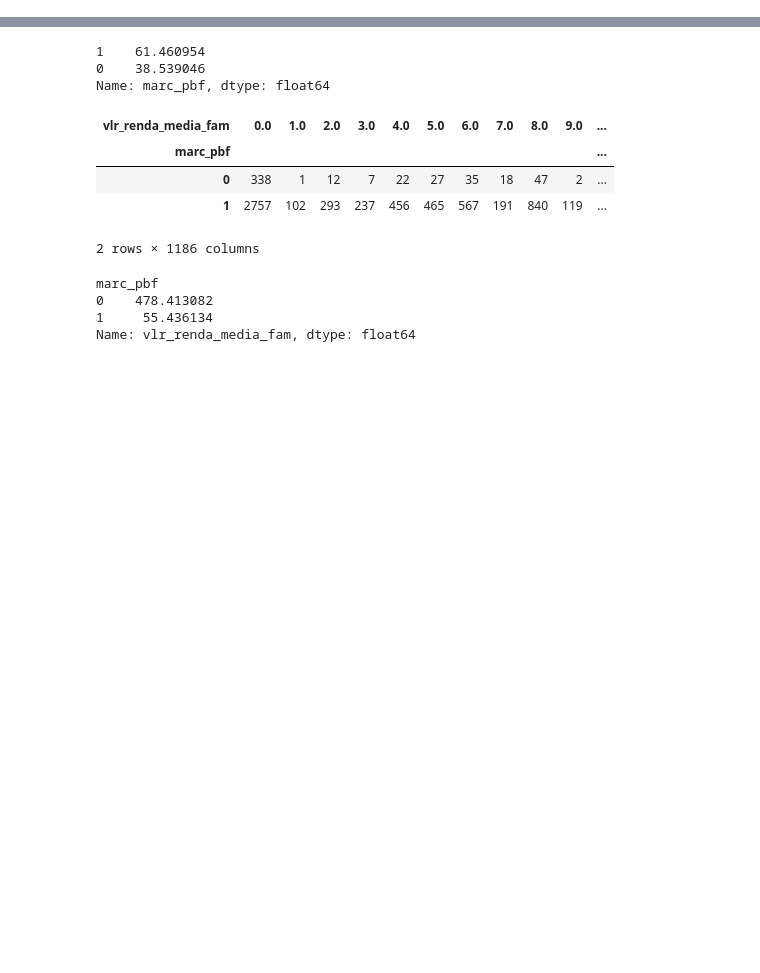
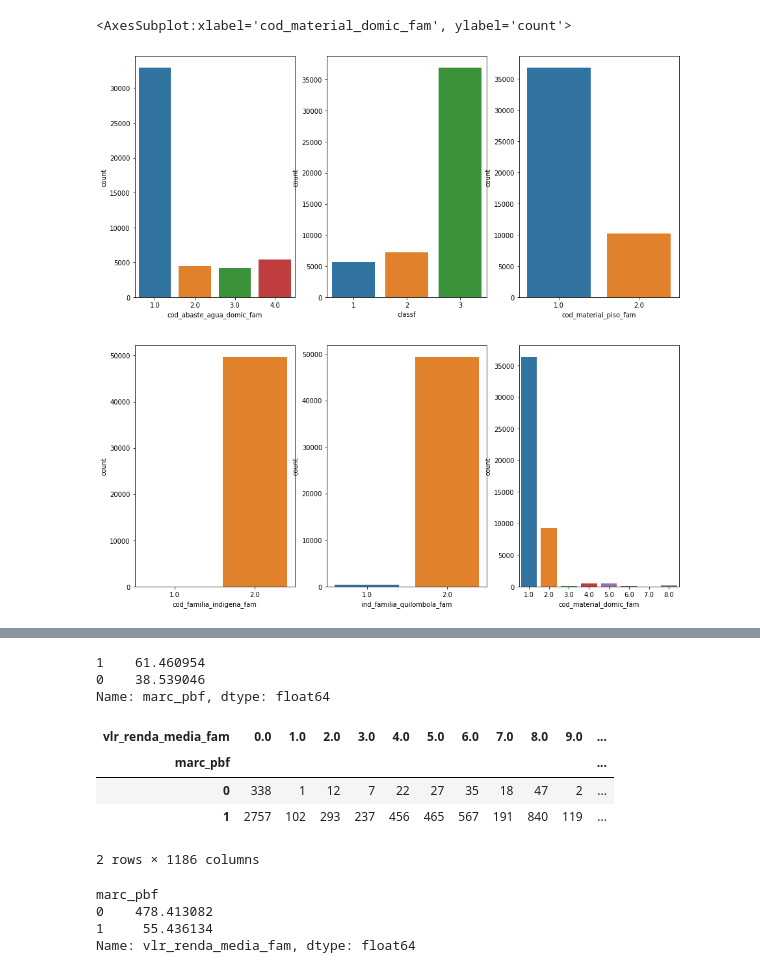
Before and after one commit to brennoliveira/ML-Bolsa-Familia, a Jupyter notebook: Análise_Bolsa_Família.ipynb, the cells around one changed output, grey strips where cells are left out. Saved outputs shown, nothing was run; the diff lists cells and outputs as text; code cells hidden in the pictures; blank space fills up the shorter version.

```diff
--- a/Análise_Bolsa_Família.ipynb
+++ b/Análise_Bolsa_Família.ipynb
@@ -30,0 +34,11 @@ df.head()
+# %%
+fig, axs = plt.subplots(ncols=3,nrows=2,figsize=(15,15))
+sns.countplot(x="cod_abaste_agua_domic_fam",data=df.query('marc_pbf == 1'),ax=axs[0][0])
+sns.countplot(x="classf",data=df.query('marc_pbf == 1'),ax=axs[0][1])
+sns.countplot(x="cod_material_piso_fam",data=df.query('marc_pbf == 1'),ax=axs[0][2])
+sns.countplot(x="cod_familia_indigena_fam",data=df.query('marc_pbf == 1'),ax=axs[1][0])
+sns.countplot(x="ind_familia_quilombola_fam",data=df.query('marc_pbf == 1'),ax=axs[1][1])
+sns.countplot(x="cod_material_domic_fam",data=df.query('marc_pbf == 1'),ax=axs[1][2])
+# %% [output]
+<AxesSubplot:xlabel='cod_material_domic_fam', ylabel='count'>
+[figure, added]
```
Also changed, not shown: parts of 44 cells of this notebook.
